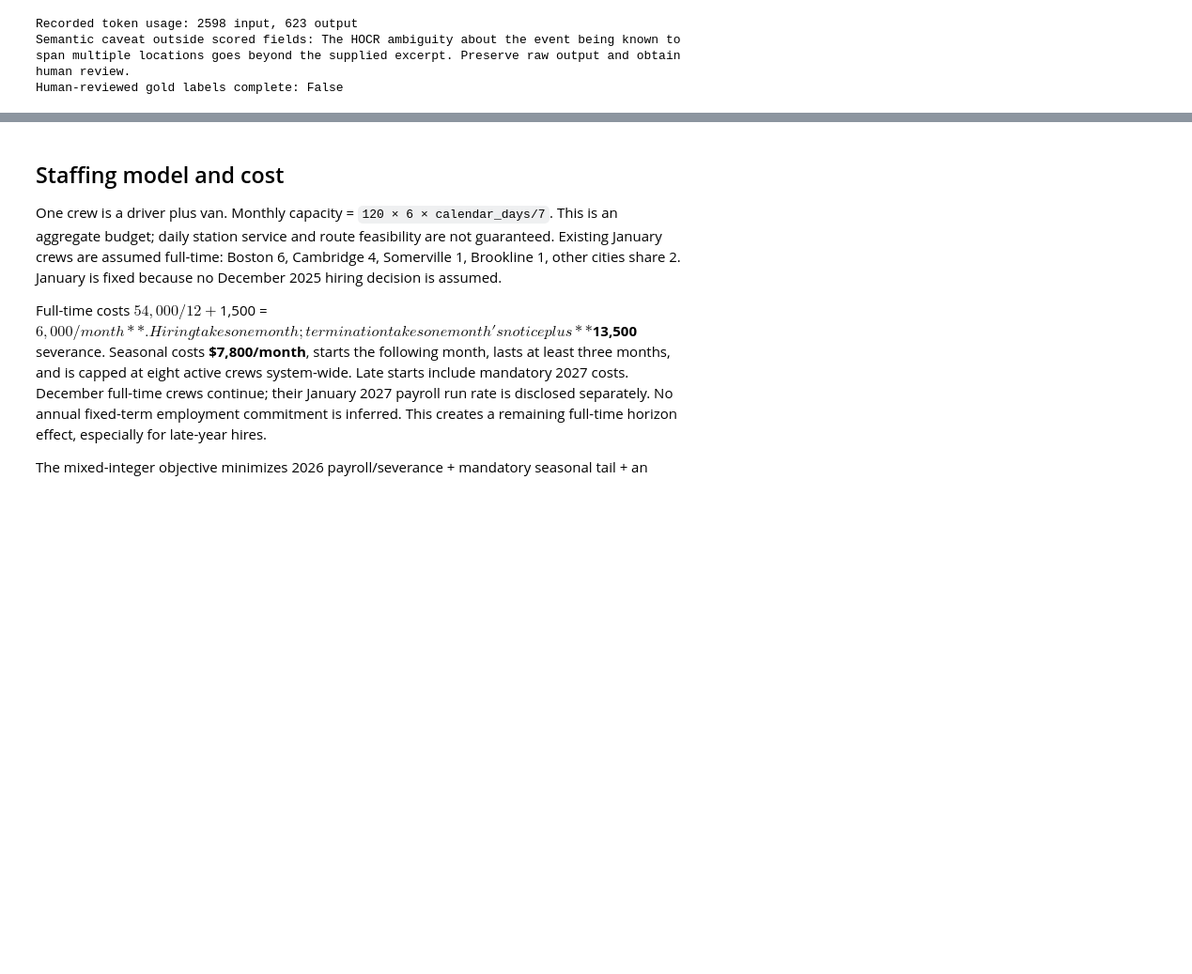
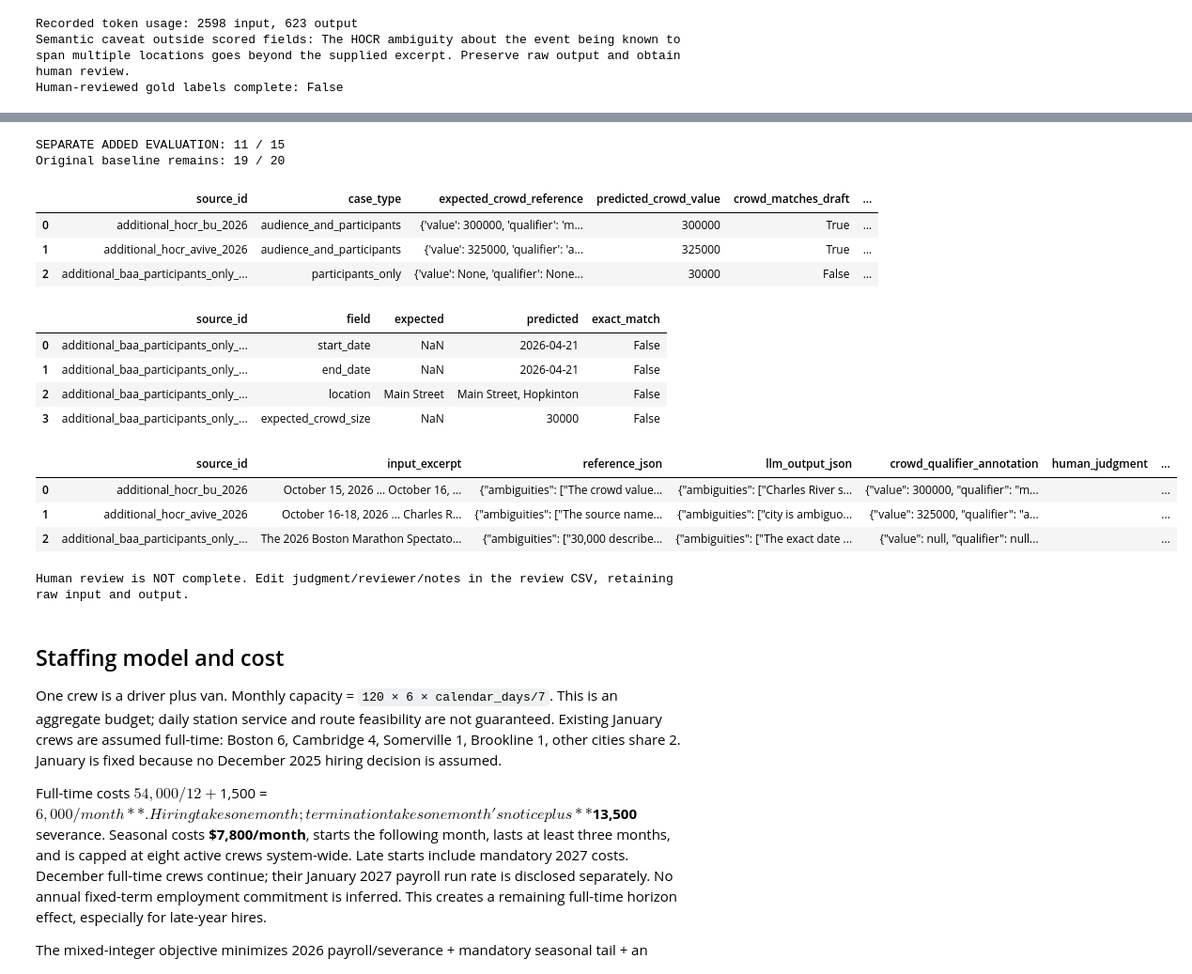
Before and after one commit to BitCoinJr/dads5250-bluebikes-planner, a Jupyter notebook: notebooks/bluebikes_submission.ipynb, the cells around one changed output, grey strips where cells are left out. Shown at 94% size. Saved outputs shown, nothing was run; the diff lists cells and outputs as text; code cells hidden in the pictures; blank space fills up the shorter version.

```diff
--- a/notebooks/bluebikes_submission.ipynb
+++ b/notebooks/bluebikes_submission.ipynb
@@ -232,3 +277,32 @@ Human-reviewed gold labels complete: False
+# %%
+if summary.get('additional_event_evaluation'):
+    extra = json.loads((ROOT / 'results/event_extraction_additional_evaluation.json').read_text())
+    print('SEPARATE ADDED EVALUATION:', extra['correct_fields'], '/', extra['total_fields'])
+    print('Original baseline remains:', summary['event_extraction_evaluation']['correct_fields'], '/', summary['event_extraction_evaluation']['total_fields'])
+    display(pd.DataFrame(extra['audience_checks']))
+    display(pd.DataFrame(extra['disagreements']))
+    review = pd.read_csv(ROOT / 'results/event_extraction_additional_review.csv',keep_default_na=False)
+    display(review[['source_id','input_excerpt','reference_json','llm_output_json','crowd_qualifier_annotation','human_judgment','human_review_status']])
+    print('Human review is NOT complete. Edit judgment/reviewer/notes in the review CSV, retaining raw input and output.')
+else:
+    print('Supplemental real outputs are not evaluated in this fixture-mode run.')
+# %% [output]
+SEPARATE ADDED EVALUATION: 11 / 15
+Original baseline remains: 19 / 20
+|  | source_id | case_type | expected_crowd_reference | predicted_crowd_value | crowd_matches_draft | ... |
+| 0 | additional_hocr_bu_2026 | audience_and_participants | {'value': 300000, 'qualifier': 'm... | 300000 | True | ... |
+| 1 | additional_hocr_avive_2026 | audience_and_participants | {'value': 325000, 'qualifier': 'a... | 325000 | True | ... |
+| 2 | additional_baa_participants_only_... | participants_only | {'value': None, 'qualifier': None... | 30000 | False | ... |
+|  | source_id | field | expected | predicted | exact_match |
+| 0 | additional_baa_participants_only_... | start_date | NaN | 2026-04-21 | False |
+| 1 | additional_baa_participants_only_... | end_date | NaN | 2026-04-21 | False |
+| 2 | additional_baa_participants_only_... | location | Main Street | Main Street, Hopkinton | False |
+| 3 | additional_baa_participants_only_... | expected_crowd_size | NaN | 30000 | False |
+|  | source_id | input_excerpt | reference_json | llm_output_json | crowd_qualifier_annotation | human_judgment | ... |
+| 0 | additional_hocr_bu_2026 | October 15, 2026 ... October 16, ... | {"ambiguities": ["The crowd value... | {"ambiguities": ["Charles River s... | {"value": 300000, "qualifier": "m... |  | ... |
+| 1 | additional_hocr_avive_2026 | October 16-18, 2026 ... Charles R... | {"ambiguities": ["The source name... | {"ambiguities": ["city is ambiguo... | {"value": 325000, "qualifier": "a... |  | ... |
+| 2 | additional_baa_participants_only_... | The 2026 Boston Marathon Spectato... | {"ambiguities": ["30,000 describe... | {"ambiguities": ["The exact date ... | {"value": null, "qualifier": null... |  | ... |
+Human review is NOT complete. Edit judgment/reviewer/notes in the review CSV, retaining raw input and output.
 # %% [markdown]
 ## Staffing model and cost
 
```
Also changed, not shown: parts of 12 cells of this notebook, 51 other files.
